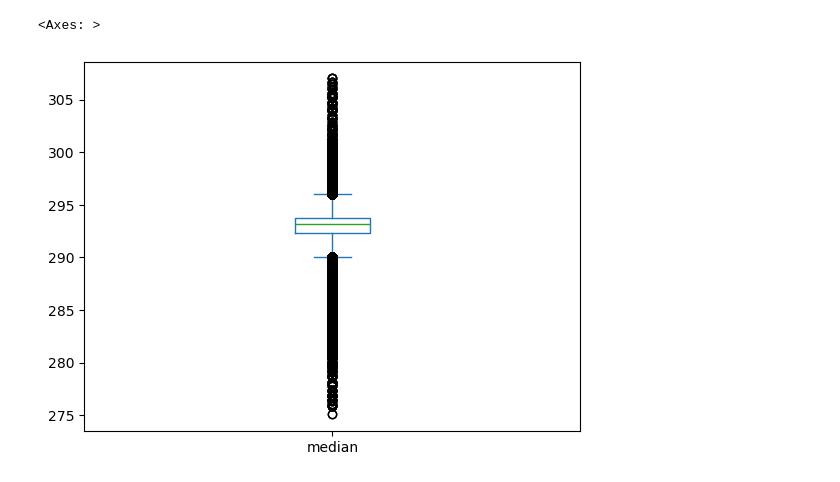
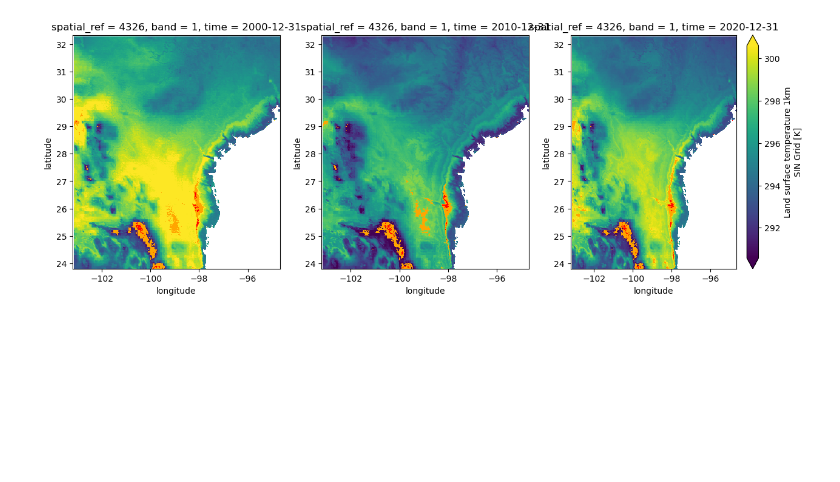
Before and after one commit to felixschulz385/growth-and-temperature, a Jupyter notebook: gnt/experiments/outliers.ipynb, the cells around one changed output. Saved outputs shown, nothing was run; the diff lists cells and outputs as text; code cells hidden in the pictures; blank space fills up the shorter version.

Commit message:
-feat: Add experiments to test for systematic outliers in temperature data

```diff
--- a/gnt/experiments/outliers.ipynb
+++ b/gnt/experiments/outliers.ipynb
@@ -6,10 +6,10 @@ from odc.geo.xr import ODCExtensionDa
 from odc.geo import GeoboxTiles
 import matplotlib.pyplot as plt
 # %%
-i = 5; j = 10
+i = 5; j = 9
 
 # Load data
-parquet_tile = pd.read_parquet(f"/scicore/home/meiera/schulz0022/projects/growth-and-temperature/data_nobackup/assembled/modis.parquet/ix={i}/iy={j}/data.parquet")
+parquet_tile = pd.read_parquet(f"/scicore/home/meiera/schulz0022/projects/growth-and-temperature/data_nobackup/assembled/_modis.parquet/ix={i}/iy={j}/data.parquet")
 modis = xr.open_zarr("/scicore/home/meiera/schulz0022/projects/growth-and-temperature/data_nobackup/glass/LST/MODIS/Daily/1KM/processed/stage_2/modis_timeseries_reprojected.zarr", consolidated = False).odc.assign_crs(4326)
 land_mask = xr.open_zarr("/scicore/home/meiera/schulz0022/projects/growth-and-temperature/data_nobackup/misc/processed/stage_2/osm/land_mask.zarr", consolidated = False).odc.assign_crs(4326)
 
@@ -75,5 +25,24 @@ pd.merge(
-# %%
-parquet_tile["median"].plot(kind="box")
-# %% [output]
-<Axes: >
-[figure, removed]
+# %%
+import matplotlib.colors as mcolors
+red_cmap = mcolors.LinearSegmentedColormap.from_list("always_red", ["red", "red"])
+orange_cmap = mcolors.LinearSegmentedColormap.from_list("always_orange", ["orange", "orange"])
+# %%
+fig, ax = plt.subplots(1, 3, figsize=(15,5))
+c_add_colorbar = False
+
+vmin = modis_subset.quantile(.02); vmax = modis_subset.quantile(.98)
+
+for pid, time in enumerate(["2000-12-31", "2010-12-31", "2020-12-31"]):
+    if pid == 2:
+        c_add_colorbar = True
+    modis_subset.sel(time=time).squeeze().plot.imshow(ax = ax[pid], vmin = vmin, vmax = vmax, add_colorbar=c_add_colorbar)
+
+    outlier = ((modis_subset.sel(time=time) > modis_subset.sel(time=time).quantile(.99)) |
+    (modis_subset.sel(time=time) < modis_subset.sel(time=time).quantile(.01)))
+    outlier.where(outlier).squeeze().plot.imshow(ax=ax[pid], cmap = orange_cmap, add_colorbar=False)
+
+    outlier = ((modis_subset.sel(time=time) > modis_subset.sel(time=time).quantile(.999)) |
+    (modis_subset.sel(time=time) < modis_subset.sel(time=time).quantile(.001)))
+    outlier.where(outlier).squeeze().plot.imshow(ax=ax[pid], cmap = red_cmap, add_colorbar=False)
+# %% [output]
+[figure, added]
```
Also changed, not shown: parts of 24 cells of this notebook.
